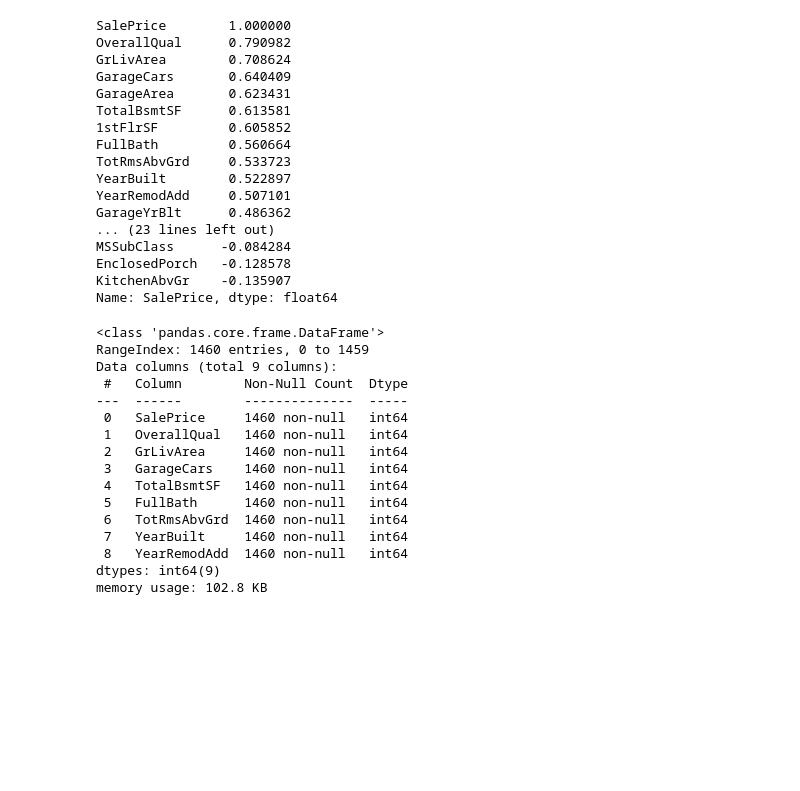
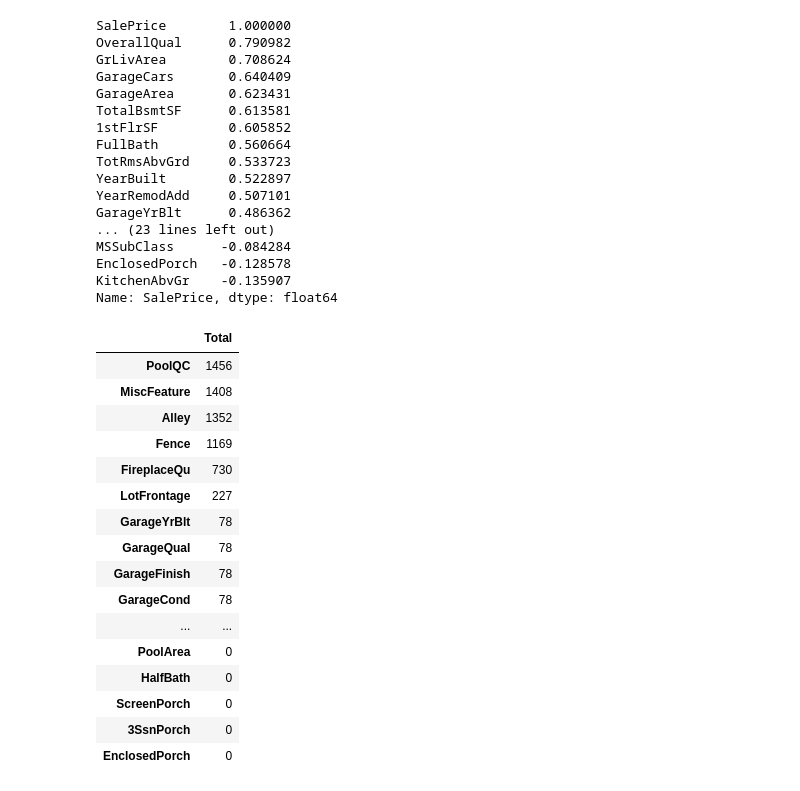
Before and after one commit to nakedtatsuya/kaggle, a Jupyter notebook: house_prices/main.ipynb, the cells around one changed output. Cells and saved outputs as stored; diff of their text form; code cells hidden in the pictures; blank space fills up the shorter version.

```diff
--- a/house_prices/main.ipynb
+++ b/house_prices/main.ipynb
@@ -118,28 +111,3 @@ MSSubClass      -0.084284
 EnclosedPorch   -0.128578
 KitchenAbvGr    -0.135907
 Name: SalePrice, dtype: float64
-# %%
-train_all = train_all.loc[:, ["SalePrice", "OverallQual", "GrLivArea", "GarageCars",
-                              "TotalBsmtSF", "FullBath", "TotRmsAbvGrd", "YearBuilt", "YearRemodAdd"]]
-test_all = test_all.loc[:, ["OverallQual", "GrLivArea", "GarageCars",
-                            "TotalBsmtSF", "FullBath", "TotRmsAbvGrd", "YearBuilt", "YearRemodAdd"]]
-
-train_all.describe()
-train_all.info()
-# %% [output]
-<class 'pandas.core.frame.DataFrame'>
-RangeIndex: 1460 entries, 0 to 1459
-Data columns (total 9 columns):
- #   Column        Non-Null Count  Dtype
----  ------        --------------  -----
- 0   SalePrice     1460 non-null   int64
- 1   OverallQual   1460 non-null   int64
- 2   GrLivArea     1460 non-null   int64
- 3   GarageCars    1460 non-null   int64
- 4   TotalBsmtSF   1460 non-null   int64
- 5   FullBath      1460 non-null   int64
- 6   TotRmsAbvGrd  1460 non-null   int64
- 7   YearBuilt     1460 non-null   int64
- 8   YearRemodAdd  1460 non-null   int64
-dtypes: int64(9)
-memory usage: 102.8 KB
@@ -148,0 +116,23 @@ for col in test_all.columns:
+# %%
+total = test_all.isna().sum().sort_values(ascending=False)
+# concatenate this data into dataframe
+missing_data = pd.concat([total], axis=1, keys=["Total"])
+missing_data.head(45)
+# %% [output]
+|  | Total |
+| PoolQC | 1456 |
+| MiscFeature | 1408 |
+| Alley | 1352 |
+| Fence | 1169 |
+| FireplaceQu | 730 |
+| LotFrontage | 227 |
+| GarageYrBlt | 78 |
+| GarageQual | 78 |
+| GarageFinish | 78 |
+| GarageCond | 78 |
+| ... | ... |
+| PoolArea | 0 |
+| HalfBath | 0 |
+| ScreenPorch | 0 |
+| 3SsnPorch | 0 |
+| EnclosedPorch | 0 |
```
Also changed, not shown: parts of 25 cells of this notebook, 1 other file.
